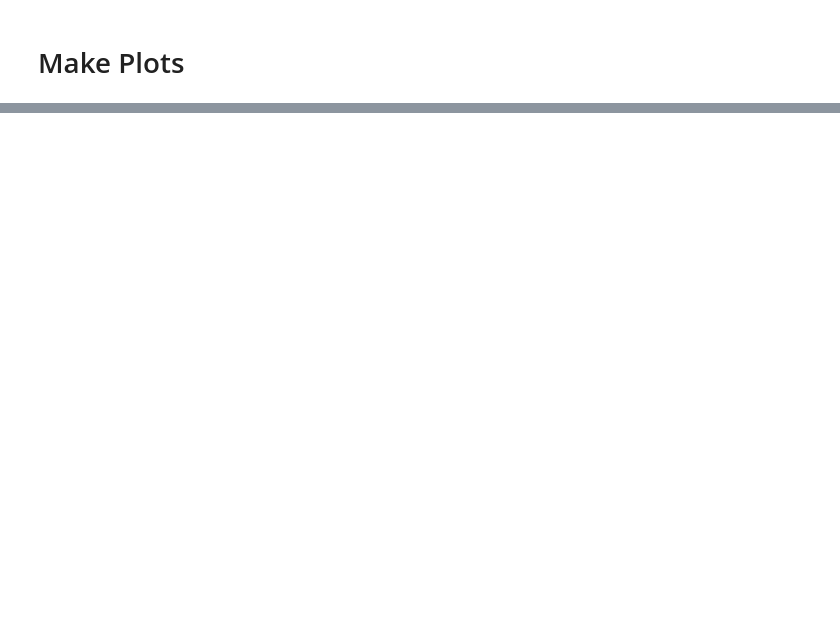
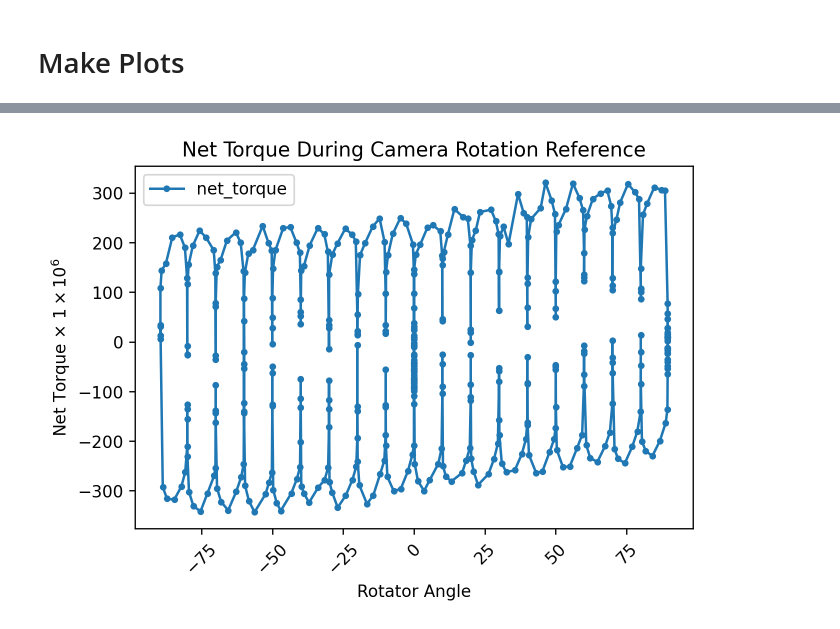
Before and after one commit to cwwalter/summit, a Jupyter notebook: Rotator Torque.ipynb, the cells around one changed output, grey strips where cells are left out. Cells and saved outputs as stored; diff of their text form; code cells hidden in the pictures; blank space fills up the shorter version.

Commit message:
Add windowing and rolling averages for making differences with references run.

```diff
--- a/Rotator Torque.ipynb
+++ b/Rotator Torque.ipynb
@@ -147,0 +115,28 @@ Test #26 - START -- LVV-2261: Hexapod u=+0deg v=-0.36deg (total 0.36) - Pathfind
+# %%
+# Examine the good tests by hand. Find the START/END pairs with no errors in between them.
+# Make a dataframe for each.
+
+runs = [3, 6, 10, 16, 22, 26]
+dfs = []
+
+for i in runs:
+
+    #print(f'Test #{i} - {messages.message[i]}')
+    start_time = Time(messages['index'][i])
+    stop_time = Time(messages['index'][i+1])
+
+    df = await retrieve_rotator_angle_and_torques_from_efd(efd_client, start_time, stop_time)
+    new = df.assign(test = i) \
+            .assign(net_torque = lambda x: 1.0e6*(x.torque0 + x.torque1))
+
+    new = new.resample('S').mean() # Resample in 1 second intervals
+
+    #new.reset_index(inplace=True)
+    dfs.append(new)
+
+# Reset all the times to start at the first test
+display(dfs[0])
+zero_time = dfs[0].index[0]
+
+for i, run in enumerate(runs):
+   dfs[i].index = dfs[i].index - to_offset(dfs[i].index[0] - zero_time)
@@ -211,0 +199,12 @@ plt.legend(ncol=2, loc='lower left', fontsize=8)
+# %%
+dfs[0].plot('actualPosition', 'net_torque', marker='.')
+
+plt.title(r'Net Torque During Camera Rotation Reference')
+#plt.xlim(-90, 0)
+#plt.ylim(-1000, 1000)
+
+plt.xticks(rotation=45)
+plt.xlabel(r'Rotator Angle')
+plt.ylabel(r'Net Torque $\times$ $1 \times 10^6$');
+# %% [output]
+[figure, added]
```
Also changed, not shown: parts of 8 cells of this notebook.
